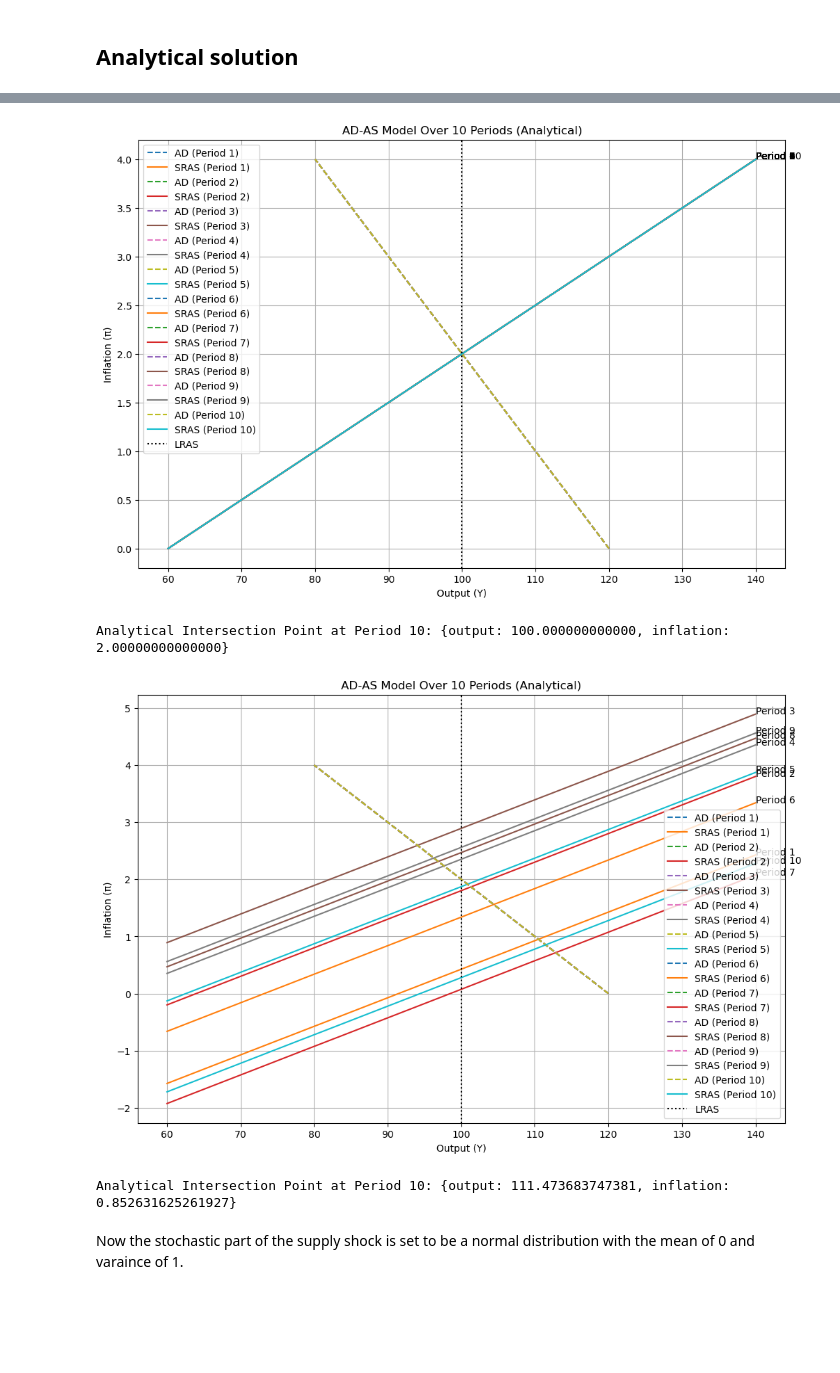
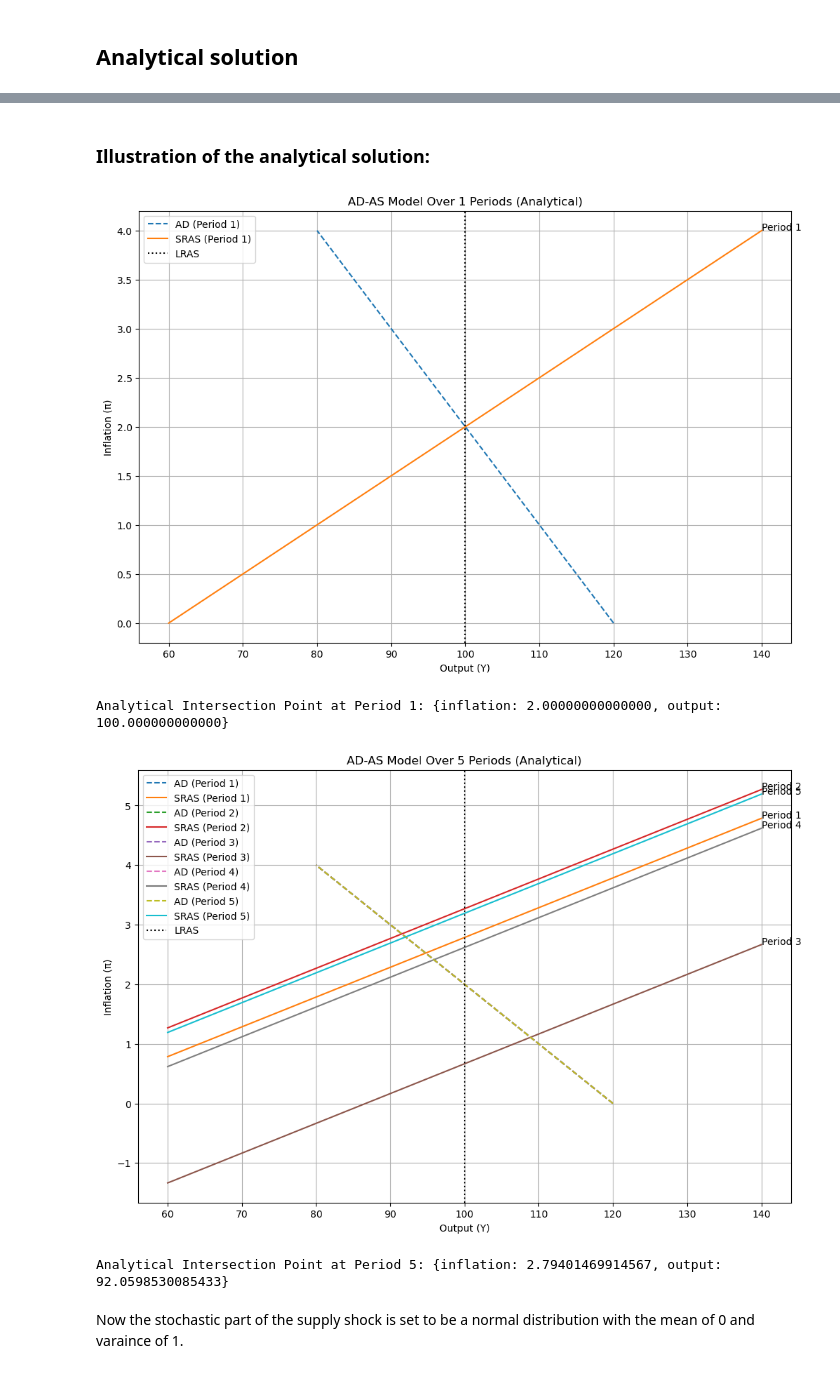
Before and after one commit to NumEconCopenhagen/projects-2024-maltheogpeter, a Jupyter notebook: modelproject/modelproject.ipynb, the cells around one changed output, grey strips where cells are left out. Saved outputs shown, nothing was run; the diff lists cells and outputs as text; code cells hidden in the pictures; blank space fills up the shorter version.

```diff
--- a/modelproject/modelproject.ipynb
+++ b/modelproject/modelproject.ipynb
@@ -42,40 +108,45 @@ To characterize the solution, first derive a steady state equation as a function
+# %% [markdown]
+### Illustration of the analytical solution:
 # %%
-# Initialize the model with a positive demand shock of +5
+#Import the model
+from modelproject import ADASModel
+#Define parameters
 model = ADASModel(
     beta1=10, beta2=1, beta3=0.1, gamma=0.05, a=0.2, expected_inflation=2, foreign_inflation=0,
     foreign_interest_rate=2, foreign_real_interest_rate=2, previous_exchange_rate=2, potential_output=100,
-    delta=0.1, demand_shock=0  # Introduce a positive demand shock
+    delta=0.1, demand_shock=0
 )
 
+# Set the initial values for the model
 model.s_t = 0
 model.update_normal_distribution = False  # Disable normal distribution updates
 
 # Set the number of periods for the analytical solution
-num_periods = 10
+num_periods = 1
 
-# Plot and find the analytical solution after 10 periods with s_t remaining at zero
+# Plot and find the analytical solution after 1 periods with s_t remaining at zero
 intersection_analytical = model.plot_graphs_all_periods_analytical(num_periods)
 
 # Print the analytical intersection point at period 10
 print(f"Analytical Intersection Point at Period {num_periods}: {intersection_analytical}")
 # %% [output]
-[figure, old version]
+[figure, new version]
-Analytical Intersection Point at Period 10: {output: 100.000000000000, inflation: 2.00000000000000}
+Analytical Intersection Point at Period 1: {inflation: 2.00000000000000, output: 100.000000000000}
 # %%
 # Enable the normal distribution updates for future calculations
 model.update_normal_distribution = True
 
 # Set the number of periods for the analytical solution
-num_periods = 10
+num_periods = 5
 
 # Plot and find the analytical solution after enabling normal distribution updates
 intersection_analytical = model.plot_graphs_all_periods_analytical(num_periods)
 
 # Print the analytical intersection point at period 10
 print(f"Analytical Intersection Point at Period {num_periods}: {intersection_analytical}")
 # %% [output]
-[figure, old version]
+[figure, new version]
-Analytical Intersection Point at Period 10: {output: 111.473683747381, inflation: 0.852631625261927}
+Analytical Intersection Point at Period 5: {inflation: 2.79401469914567, output: 92.0598530085433}
 # %% [markdown]
 Now the stochastic part of the supply shock is set to be a normal distribution with the mean of 0 and varaince of 1.
 # %% [markdown]
```
Also changed, not shown: parts of 16 cells of this notebook, 1 other file.
